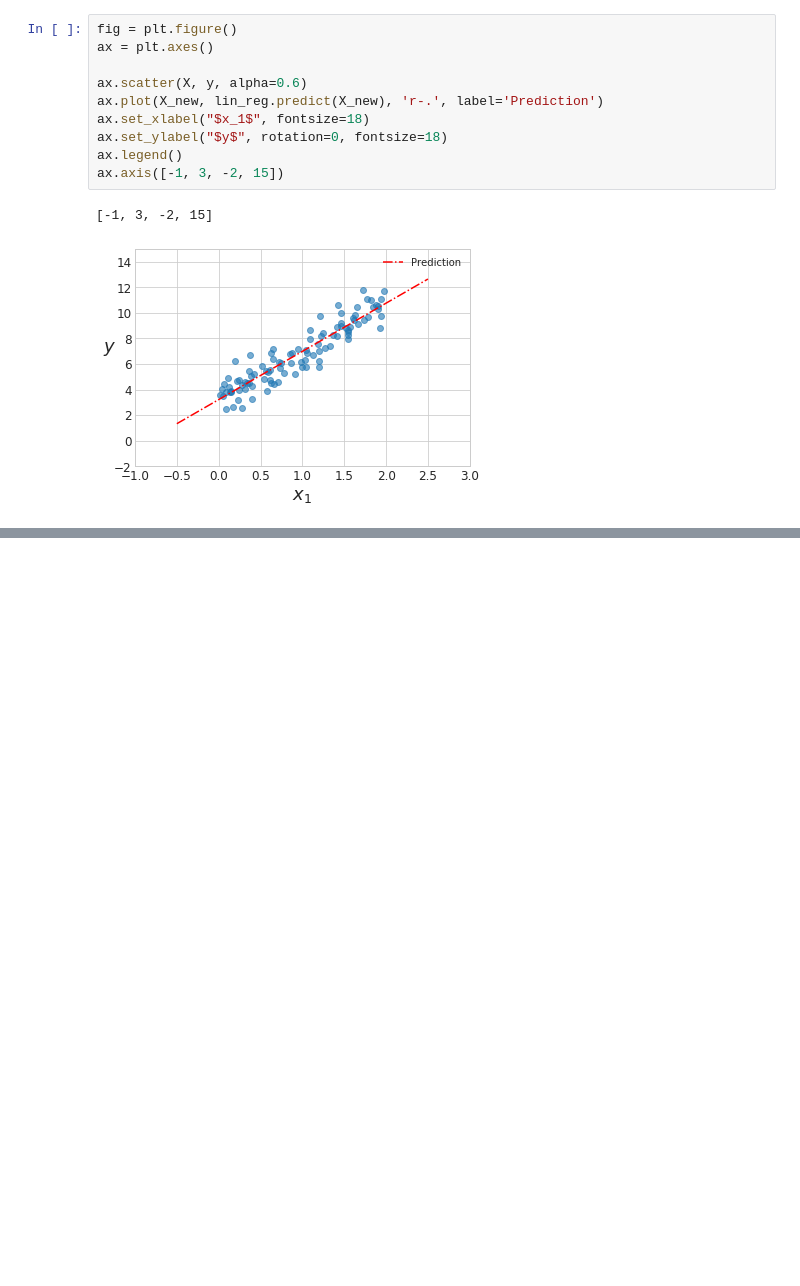
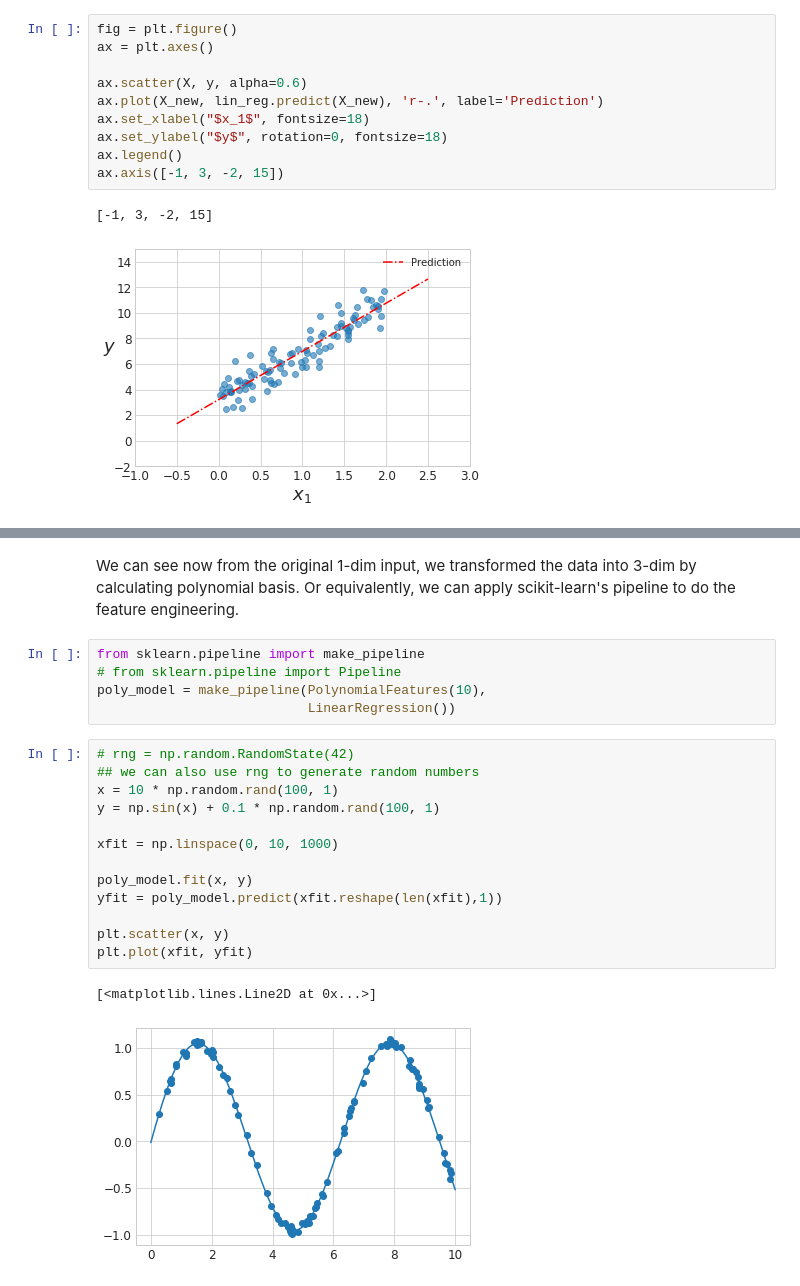
Before and after one commit to wrk1231/DataAnalysis-ML, a Jupyter notebook: Linear Model.ipynb, the cells around one changed output, grey strips where cells are left out. Cells and saved outputs as stored; diff of their text form; blank space fills up the shorter version.

```diff
--- a/Linear Model.ipynb
+++ b/Linear Model.ipynb
@@ -192,0 +382,24 @@ Another important approach for solving these questions is **gradient descent**.
+# %% [markdown]
+We can see now from the original 1-dim input, we transformed the data into 3-dim by calculating polynomial basis.
+Or equivalently, we can apply scikit-learn's pipeline to do the feature engineering.
+# %%
+from sklearn.pipeline import make_pipeline
+# from sklearn.pipeline import Pipeline
+poly_model = make_pipeline(PolynomialFeatures(10),
+                           LinearRegression())
+# %%
+# rng = np.random.RandomState(42)
+## we can also use rng to generate random numbers
+x = 10 * np.random.rand(100, 1)
+y = np.sin(x) + 0.1 * np.random.rand(100, 1)
+
+xfit = np.linspace(0, 10, 1000)
+
+poly_model.fit(x, y)
+yfit = poly_model.predict(xfit.reshape(len(xfit),1))
+
+plt.scatter(x, y)
+plt.plot(xfit, yfit)
+# %% [output]
+[<matplotlib.lines.Line2D at 0x...>]
+[figure, added]
```
Also changed, not shown: parts of 32 cells of this notebook.
